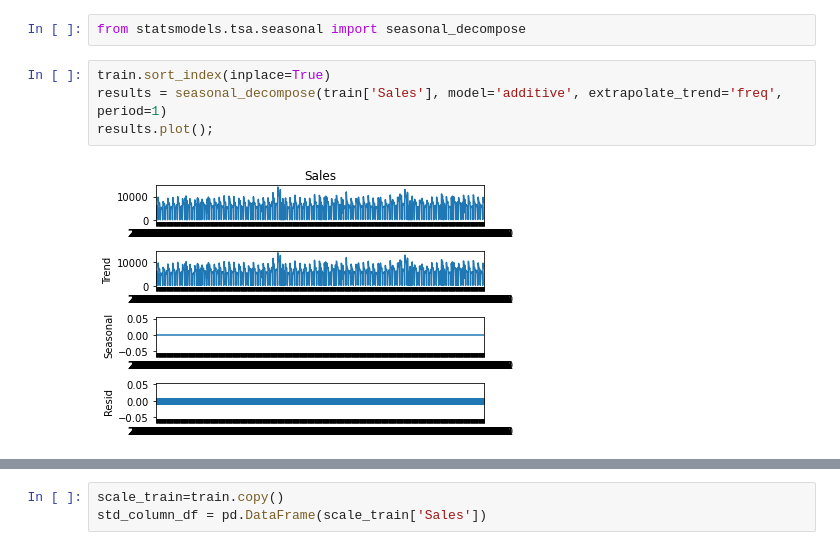
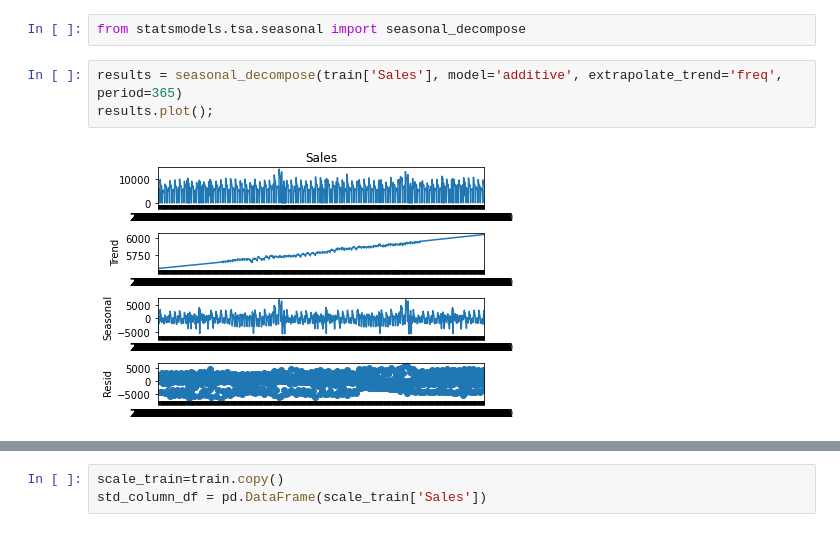
Before and after one commit to edenwondwossen/pharmaceutical-sales-prediction, a Jupyter notebook: notebooks/LSTM.ipynb, the cells around one changed output, grey strips where cells are left out. Cells and saved outputs as stored; diff of their text form.

```diff
--- a/notebooks/LSTM.ipynb
+++ b/notebooks/LSTM.ipynb
@@ -54,8 +54,7 @@ train.plot(figsize=(12,6))
 # %%
 from statsmodels.tsa.seasonal import seasonal_decompose
 # %%
-train.sort_index(inplace=True)
-results = seasonal_decompose(train['Sales'], model='additive', extrapolate_trend='freq', period=1)
+results = seasonal_decompose(train['Sales'], model='additive', extrapolate_trend='freq', period=365)
 results.plot();
 # %% [output]
-[figure, old version]
+[figure, new version]
```
Also changed, not shown: parts of 10 cells of this notebook, 3 other files.
